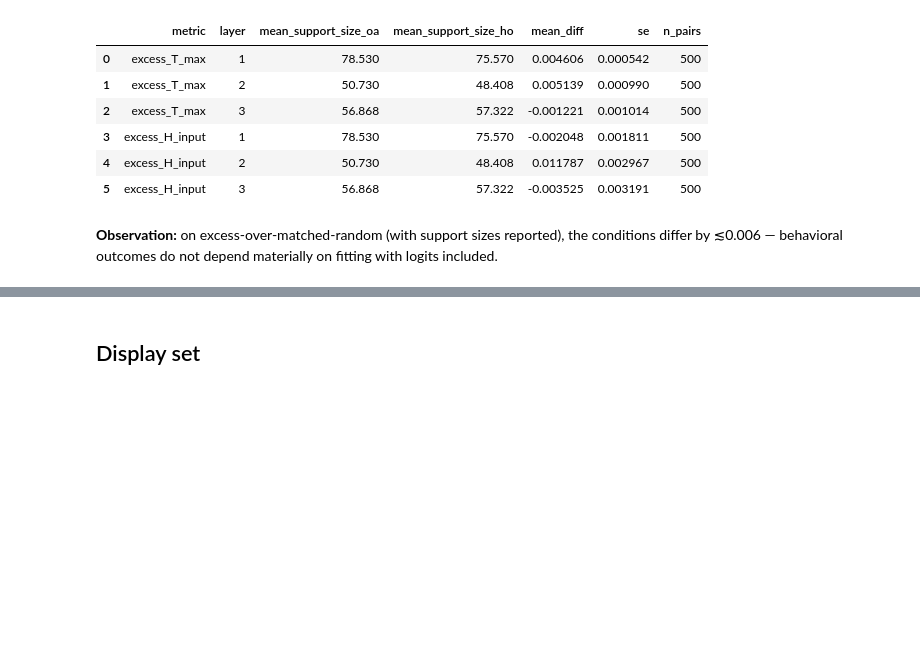
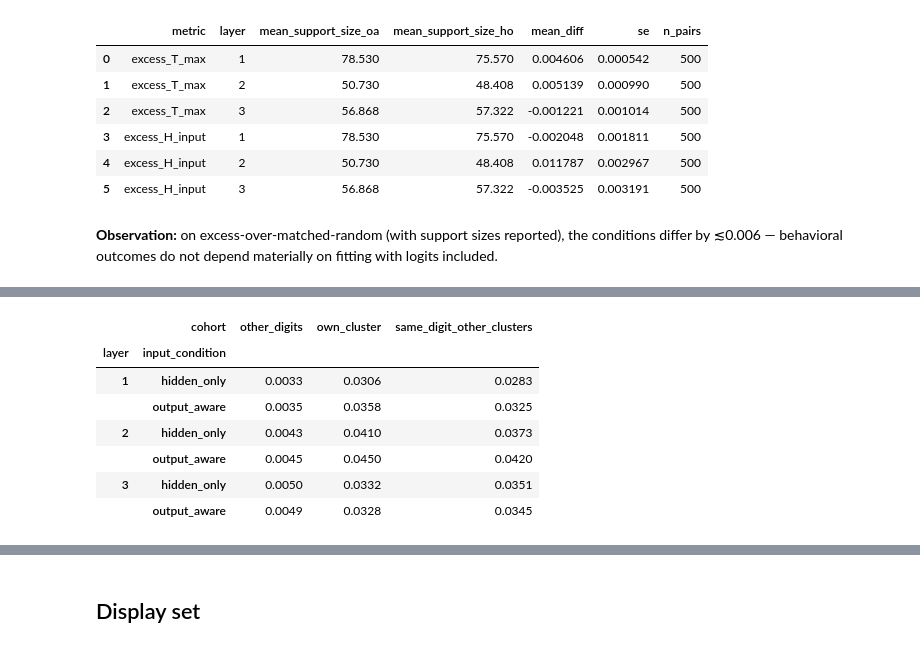
Before and after one commit to TomKerbyLab/Local_CorEx_Experiments, a Jupyter notebook: tnnls_human_experiments/exp4_mnist_benchmark/analysis_exp4_results.ipynb, the cells around one changed output, grey strips where cells are left out. Saved outputs shown, nothing was run; the diff lists cells and outputs as text; code cells hidden in the pictures; blank space fills up the shorter version.

```diff
--- a/tnnls_human_experiments/exp4_mnist_benchmark/analysis_exp4_results.ipynb
+++ b/tnnls_human_experiments/exp4_mnist_benchmark/analysis_exp4_results.ipynb
@@ -209,0 +229,12 @@ tables["oa_vs_ho"]
+# %%
+coh[coh.stat == "a_mean"].pivot_table(
+    index=["layer", "input_condition"], columns="cohort", values="diff").round(4)
+# %% [output]
+|  | cohort | other_digits | own_cluster | same_digit_other_clusters |
+| layer | input_condition |  |  |  |
+| 1 | hidden_only | 0.0033 | 0.0306 | 0.0283 |
+|  | output_aware | 0.0035 | 0.0358 | 0.0325 |
+| 2 | hidden_only | 0.0043 | 0.0410 | 0.0373 |
+|  | output_aware | 0.0045 | 0.0450 | 0.0420 |
+| 3 | hidden_only | 0.0050 | 0.0332 | 0.0351 |
+|  | output_aware | 0.0049 | 0.0328 | 0.0345 |
```
Also changed, not shown: parts of 8 cells of this notebook, 10 other files.
